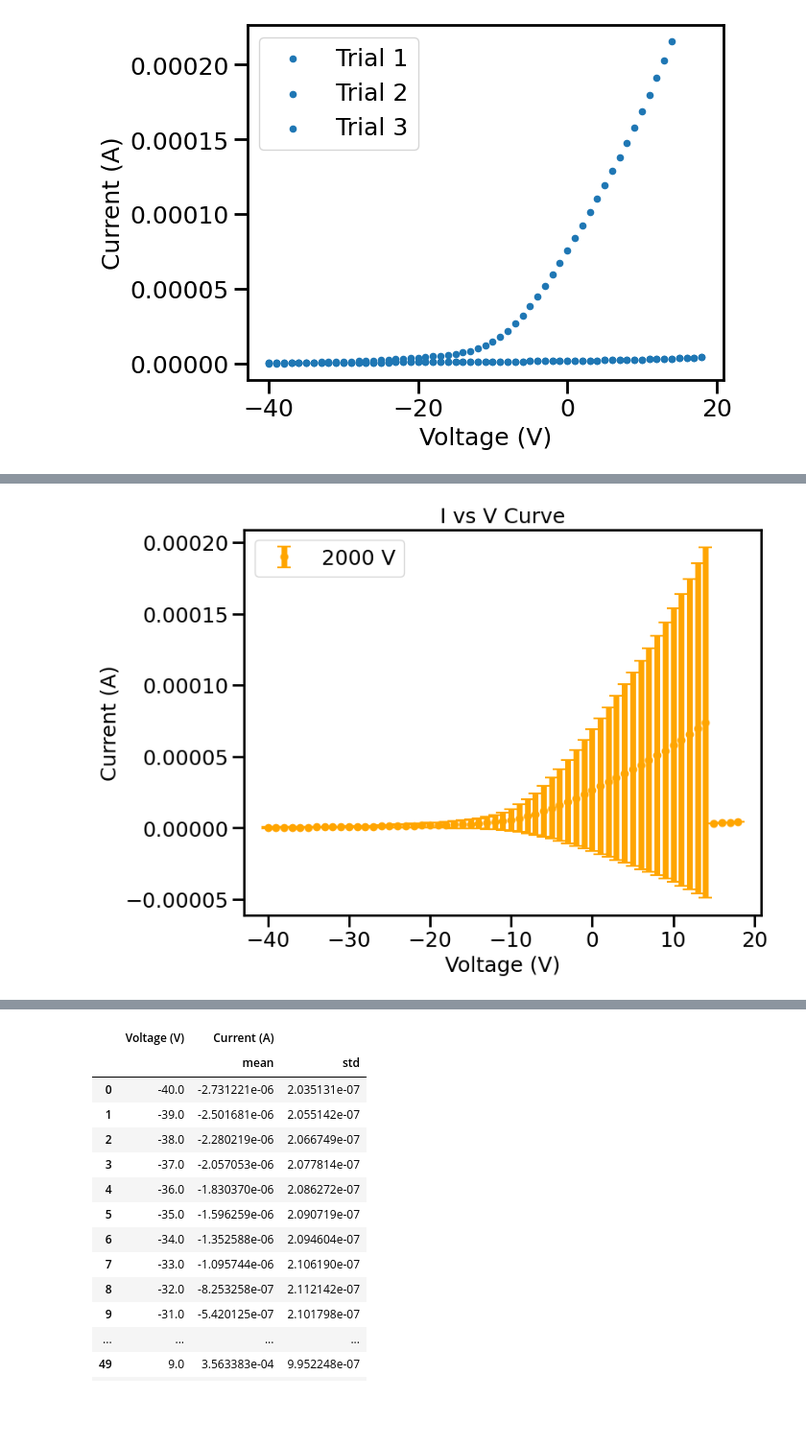
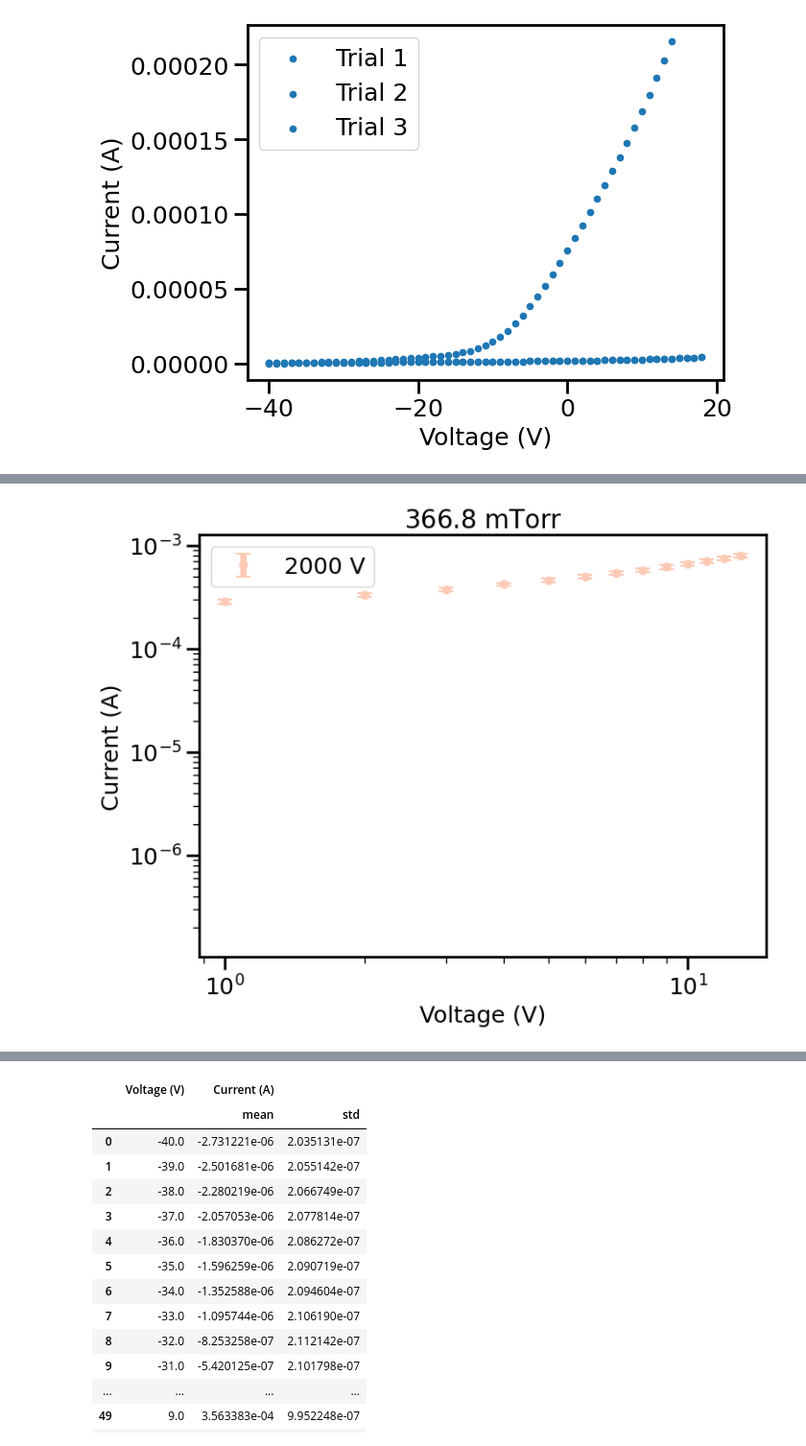
Before and after one commit to jorgegponce/physics191_plasma, a Jupyter notebook: Code/langmuir.ipynb, the cells around one changed output, grey strips where cells are left out. Shown at 96% size. Drawn from its saved outputs; the diff is of its cells as text; code cells hidden in the pictures; blank space fills up the shorter version.

```diff
--- a/Code/langmuir.ipynb
+++ b/Code/langmuir.ipynb
@@ -237,32 +239,25 @@ plt.show()
-# %%
-
-
-
-# Collect the data
-dfs = []
-for trial in range(1, 4):
-    data = dataframes[f'{pressure}_{600}_-40_20_{trial}.txt']
-    dfs.append(data)
-
-# Merge the dataframes on 'Voltage (V)' to align x-values
-merged_df = pd.concat(dfs).groupby('Voltage (V)').agg({'Current (A)': ['mean', 'std']}).reset_index()
-
-# Extract relevant values
-x = merged_df['Voltage (V)']
-y_mean = merged_df[('Current (A)', 'mean')]
-y_std = merged_df[('Current (A)', 'std')]
-
-
-plt.figure(figsize=(8, 6))
-
-plt.errorbar(x, y_mean, yerr=y_std, fmt='o', capsize=6, capthick=1.5, markersize=6, color='orange', label=f'{voltage} V')
-
-
-plt.xlabel('Voltage (V)')
-plt.ylabel('Current (A)')
-plt.title('I vs V Curve')
-
-plt.legend()
-plt.show()
-# %% [output]
-[figure, removed]
+# %%
+
+# voltages = [400, 800,1200, 1600,2000]
+voltage = 2000
+trials = [1,2,3]
+pressure = 366.8
+
+plt.figure(figsize=(8, 6))
+
+colors = plt.cm.Reds(np.linspace(0.2, 0.9, len(voltages)))  # Change 'viridis' to other colormaps if needed
+
+
+x,y, err = processed_data[f'{pressure}_{voltage}']
+
+plt.errorbar(x, y, yerr=err, fmt='o', capsize=6, capthick=1.5, markersize=6, color=colors[0], label=f'{voltage} V')
+
+
+plt.xlabel('Voltage (V)')
+plt.ylabel('Current (A)')
+plt.title(f'${pressure}$ mTorr')
+plt.loglog()
+plt.legend()
+plt.show()
+# %% [output]
+[figure, added]
```
Also changed, not shown: parts of 3 cells of this notebook, 2 other files.
